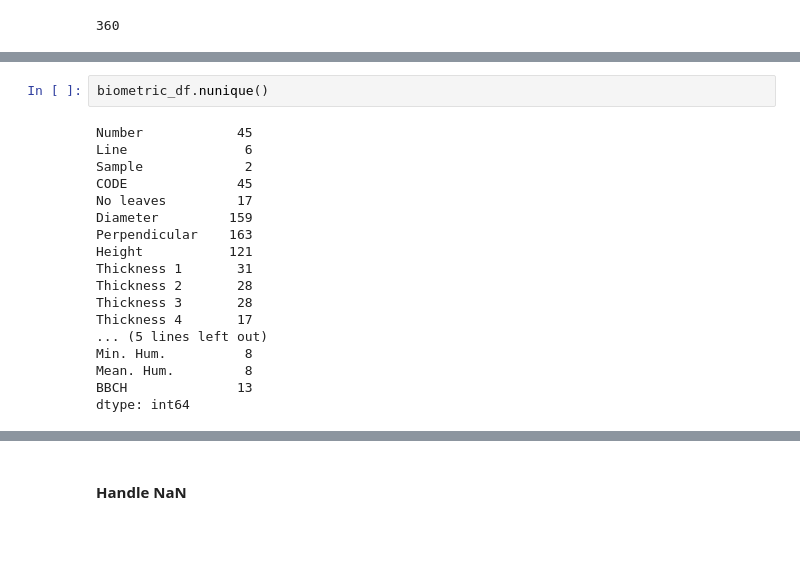
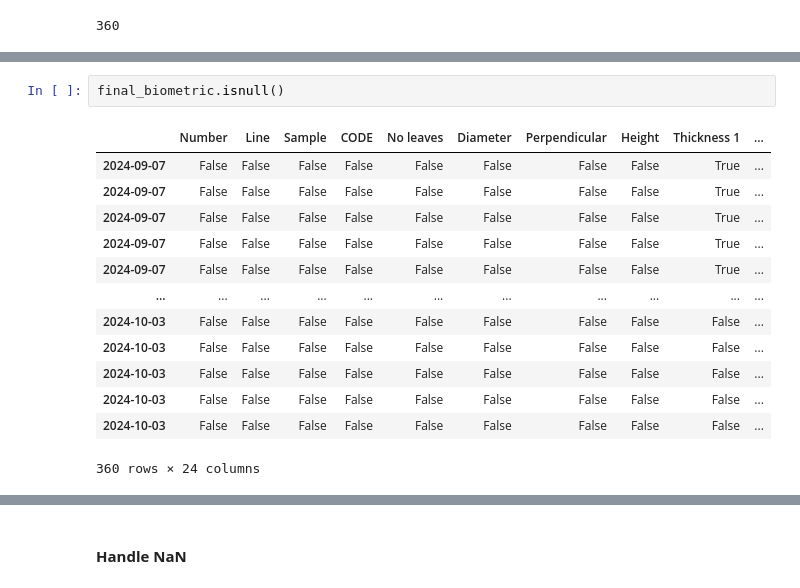
Before and after one commit to rodribro/TimeSeries, a Jupyter notebook: notebooks/biometric_dataset_creation.ipynb, the cells around one changed output, grey strips where cells are left out. Drawn from its saved outputs; the diff is of its cells as text; blank space fills up the shorter version.

```diff
--- a/notebooks/biometric_dataset_creation.ipynb
+++ b/notebooks/biometric_dataset_creation.ipynb
@@ -646,20 +626,16 @@ dtype: int64
-# %%
-biometric_df.nunique()
-# %% [output]
-Number            45
-Line               6
-Sample             2
-CODE              45
-No leaves         17
-Diameter         159
-Perpendicular    163
-Height           121
-Thickness 1       31
-Thickness 2       28
-Thickness 3       28
-Thickness 4       17
-... (5 lines left out)
-Min. Hum.          8
-Mean. Hum.         8
-BBCH              13
-dtype: int64
+# %%
+final_biometric.isnull()
+# %% [output]
+|  | Number | Line | Sample | CODE | No leaves | Diameter | Perpendicular | Height | Thickness 1 | ... |
+| 2024-09-07 | False | False | False | False | False | False | False | False | True | ... |
+| 2024-09-07 | False | False | False | False | False | False | False | False | True | ... |
+| 2024-09-07 | False | False | False | False | False | False | False | False | True | ... |
+| 2024-09-07 | False | False | False | False | False | False | False | False | True | ... |
+| 2024-09-07 | False | False | False | False | False | False | False | False | True | ... |
+| ... | ... | ... | ... | ... | ... | ... | ... | ... | ... | ... |
+| 2024-10-03 | False | False | False | False | False | False | False | False | False | ... |
+| 2024-10-03 | False | False | False | False | False | False | False | False | False | ... |
+| 2024-10-03 | False | False | False | False | False | False | False | False | False | ... |
+| 2024-10-03 | False | False | False | False | False | False | False | False | False | ... |
+| 2024-10-03 | False | False | False | False | False | False | False | False | False | ... |
+360 rows × 24 columns
```
Also changed, not shown: parts of 31 cells of this notebook.
